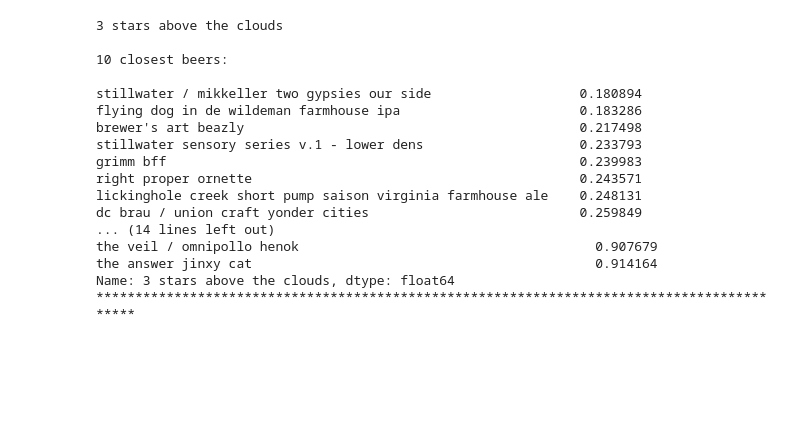
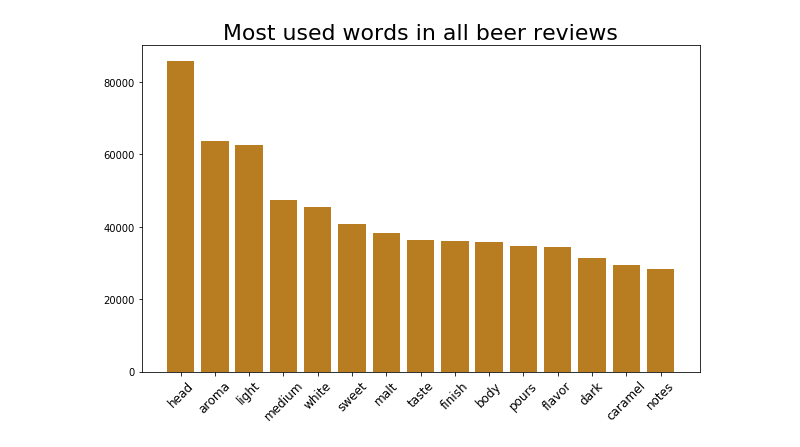
Before and after one commit to wkarney/ale_for_you, a Jupyter notebook: Recommender.ipynb, the cells around one changed output. Drawn from its saved outputs; the diff is of its cells as text; code cells hidden in the pictures; blank space fills up the shorter version.

```diff
--- a/Recommender.ipynb
+++ b/Recommender.ipynb
@@ -271,17 +175,33 @@ NameError: name 'basic_content_recommender_df' is not defined
+# %%
+#https://medium.com/@cristhianboujon/how-to-list-the-most-common-words-from-text-corpus-using-scikit-learn-dad4d0cab41d
+# used code I found on medium via my colleague Noah Monastersky to streamline the top words listing
+def get_top_n_words(corpus, n=None):
+
+    # List the top n words in a vocabulary according to occurrence in a text corpus.
+
+    vec = CountVectorizer(stop_words='english').fit(corpus)
+    bag_of_words = vec.transform(corpus)
+    sum_words = bag_of_words.sum(axis=0)
+    words_freq = [(word, sum_words[0, idx]) for word, idx in vec.vocabulary_.items()]
+    words_freq = sorted(words_freq, key = lambda x: x[1], reverse=True)
+
+    return words_freq[:n]
 # %%
-# pop_words = get_top_n_words(['review_text'], n=20)
+pop_words = get_top_n_words(reviews_plus['review_text'], n=20)
 
-# top_words = []
+top_words = []
 
-# for i in range(len(pop_words)):
-#     word_freq = {'word': pop_words[i][0],
-#                  'frequency': pop_words[i][1]}
+for i in range(len(pop_words)):
+    word_freq = {'word': pop_words[i][0],
+                 'frequency': pop_words[i][1]}
 
-#     top_words.append(word_freq)
+    top_words.append(word_freq)
 
-# topwords_df = pd.DataFrame(top_words)
+topwords_df = pd.DataFrame(top_words)
 # %%
-# plt.figure(figsize=(10,6))
-# plt.bar(topwords_df['word'][:15], topwords_df['frequency'][:15], color='#B77D20')
-# plt.title("Most used words in beer reviews", size=22)
-# plt.xticks(size=12, rotation=45);
+plt.figure(figsize=(10,6))
+plt.bar(topwords_df['word'][:15], topwords_df['frequency'][:15], color='#B77D20')
+plt.title("Most used words in all beer reviews", size=22)
+plt.xticks(size=12, rotation=45);
+# %% [output]
+[figure, added]
@@ -304,20 +207,0 @@ reviewNLP_content_recommender_df = pd.DataFrame(reviewNLP_content_recommender,
-# %%
-recommender('above the clouds', recommender_df=reviewNLP_content_recommender_df, itemlist=filtered_beer_list)
-# %% [output]
-3 stars above the clouds
-
-10 closest beers:
-
-stillwater / mikkeller two gypsies our side                   0.180894
-flying dog in de wildeman farmhouse ipa                       0.183286
-brewer's art beazly                                           0.217498
-stillwater sensory series v.1 - lower dens                    0.233793
-grimm bff                                                     0.239983
-right proper ornette                                          0.243571
-lickinghole creek short pump saison virginia farmhouse ale    0.248131
-dc brau / union craft yonder cities                           0.259849
-... (14 lines left out)
-the veil / omnipollo henok                                      0.907679
-the answer jinxy cat                                            0.914164
-Name: 3 stars above the clouds, dtype: float64
-*******************************************************************************************
```
Also changed, not shown: parts of 44 cells of this notebook.
